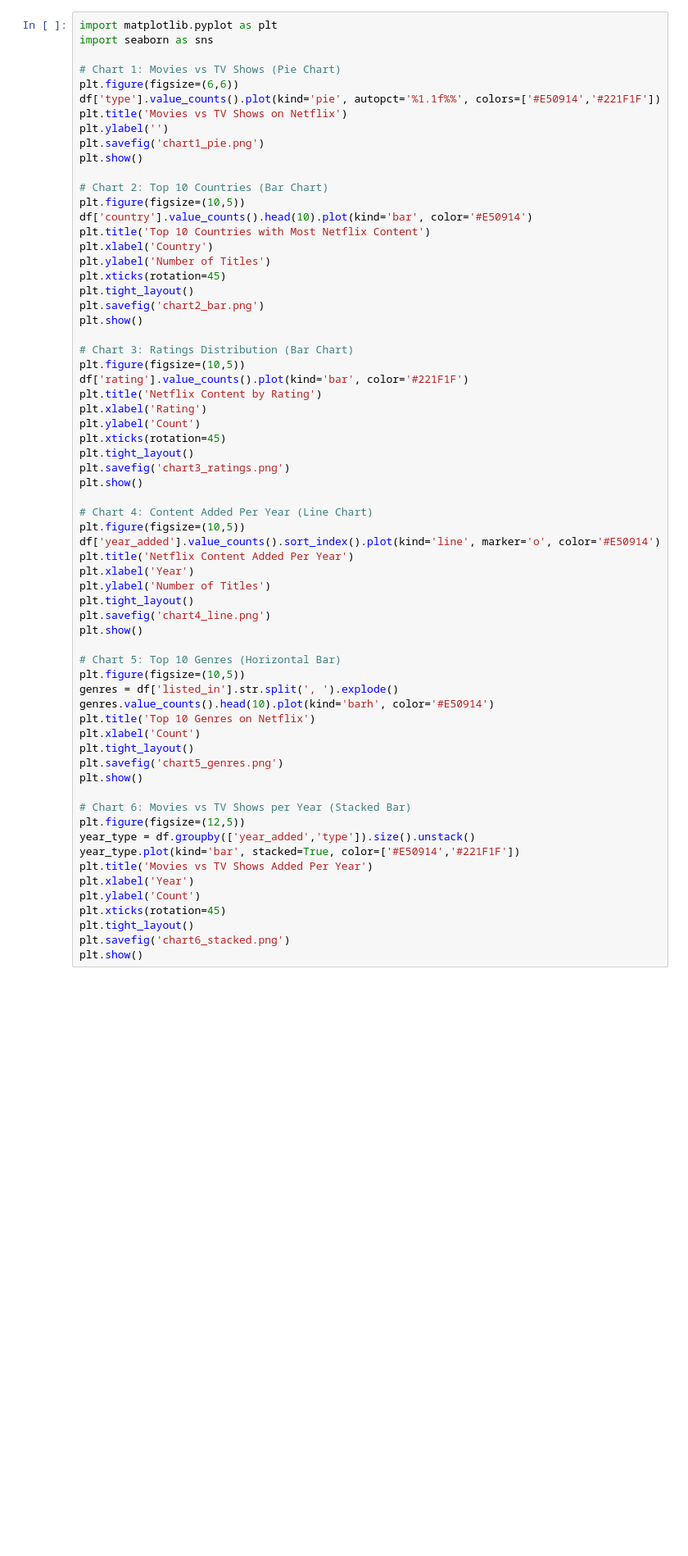
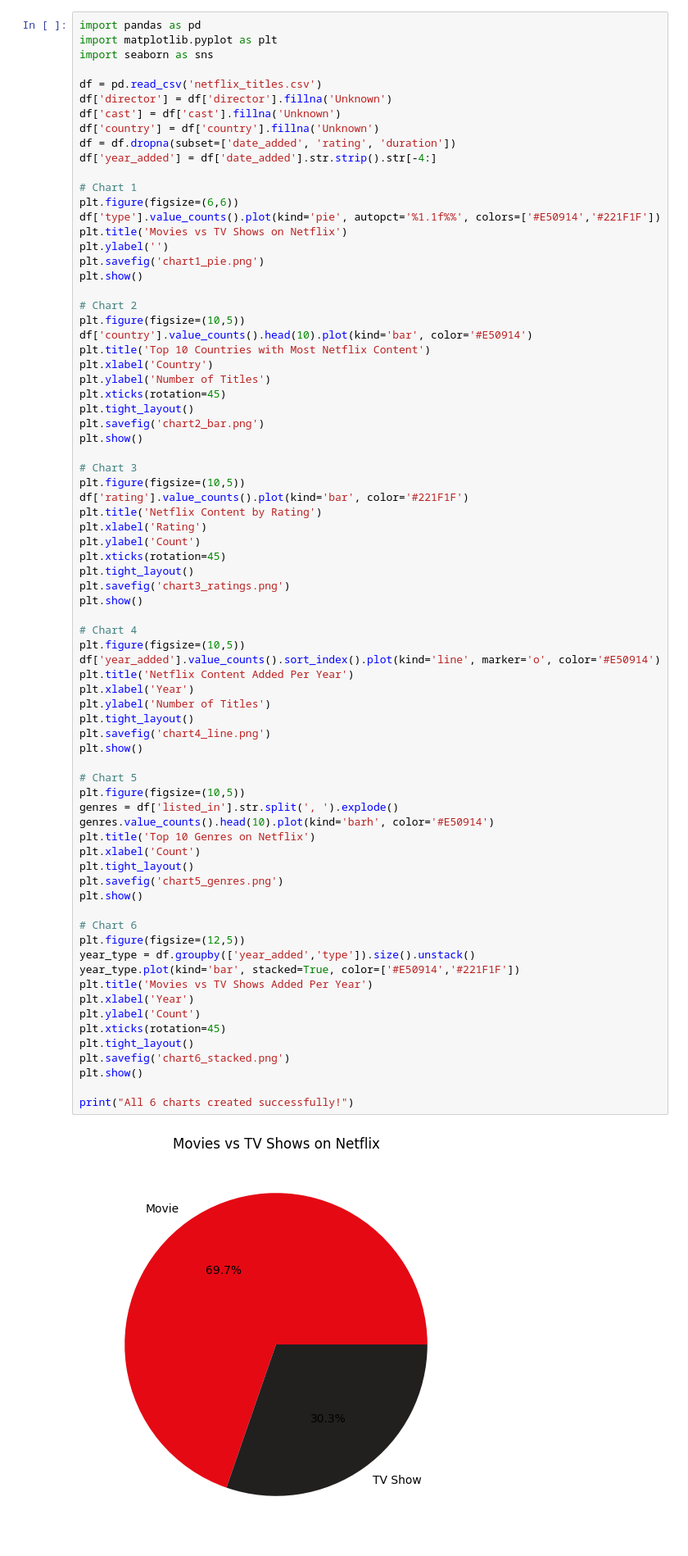
Before and after one commit to zenku663-svg/netflix-eda-pluto-academy, a Jupyter notebook: Netflix_EDA_Project01.ipynb, the cells around one changed output. Shown at 82% size. Cells and saved outputs as stored; diff of their text form; blank space fills up the shorter version.

```diff
--- a/Netflix_EDA_Project01.ipynb
+++ b/Netflix_EDA_Project01.ipynb
@@ -155,10 +155,18 @@ Children & Family Movies     641
 Romantic Movies              616
 Name: count, dtype: int64
 # %%
+import pandas as pd
 import matplotlib.pyplot as plt
 import seaborn as sns
 
-# Chart 1: Movies vs TV Shows (Pie Chart)
+df = pd.read_csv('netflix_titles.csv')
+df['director'] = df['director'].fillna('Unknown')
+df['cast'] = df['cast'].fillna('Unknown')
+df['country'] = df['country'].fillna('Unknown')
+df = df.dropna(subset=['date_added', 'rating', 'duration'])
+df['year_added'] = df['date_added'].str.strip().str[-4:]
+
+# Chart 1
 plt.figure(figsize=(6,6))
 df['type'].value_counts().plot(kind='pie', autopct='%1.1f%%', colors=['#E50914','#221F1F'])
 plt.title('Movies vs TV Shows on Netflix')
@@ -166,7 +174,7 @@ plt.ylabel('')
 plt.savefig('chart1_pie.png')
 plt.show()
 
-# Chart 2: Top 10 Countries (Bar Chart)
+# Chart 2
 plt.figure(figsize=(10,5))
 df['country'].value_counts().head(10).plot(kind='bar', color='#E50914')
 plt.title('Top 10 Countries with Most Netflix Content')
@@ -177,7 +185,7 @@ plt.tight_layout()
 plt.savefig('chart2_bar.png')
 plt.show()
 
-# Chart 3: Ratings Distribution (Bar Chart)
+# Chart 3
 plt.figure(figsize=(10,5))
 df['rating'].value_counts().plot(kind='bar', color='#221F1F')
 plt.title('Netflix Content by Rating')
@@ -188,34 +196,38 @@ plt.tight_layout()
 plt.savefig('chart3_ratings.png')
 plt.show()
 
-# Chart 4: Content Added Per Year (Line Chart)
+# Chart 4
 plt.figure(figsize=(10,5))
 df['year_added'].value_counts().sort_index().plot(kind='line', marker='o', color='#E50914')
 plt.title('Netflix Content Added Per Year')
 plt.xlabel('Year')
 plt.ylabel('Number of Titles')
 plt.tight_layout()
 plt.savefig('chart4_line.png')
 plt.show()
 
-# Chart 5: Top 10 Genres (Horizontal Bar)
+# Chart 5
 plt.figure(figsize=(10,5))
 genres = df['listed_in'].str.split(', ').explode()
 genres.value_counts().head(10).plot(kind='barh', color='#E50914')
 plt.title('Top 10 Genres on Netflix')
 plt.xlabel('Count')
 plt.tight_layout()
 plt.savefig('chart5_genres.png')
 plt.show()
 
-# Chart 6: Movies vs TV Shows per Year (Stacked Bar)
+# Chart 6
 plt.figure(figsize=(12,5))
 year_type = df.groupby(['year_added','type']).size().unstack()
 year_type.plot(kind='bar', stacked=True, color=['#E50914','#221F1F'])
 plt.title('Movies vs TV Shows Added Per Year')
 plt.xlabel('Year')
 plt.ylabel('Count')
 plt.xticks(rotation=45)
 plt.tight_layout()
 plt.savefig('chart6_stacked.png')
 plt.show()
+
+print("All 6 charts created successfully!")
+# %% [output]
+[figure, added]
```
Also changed, not shown: parts of 2 cells of this notebook.
